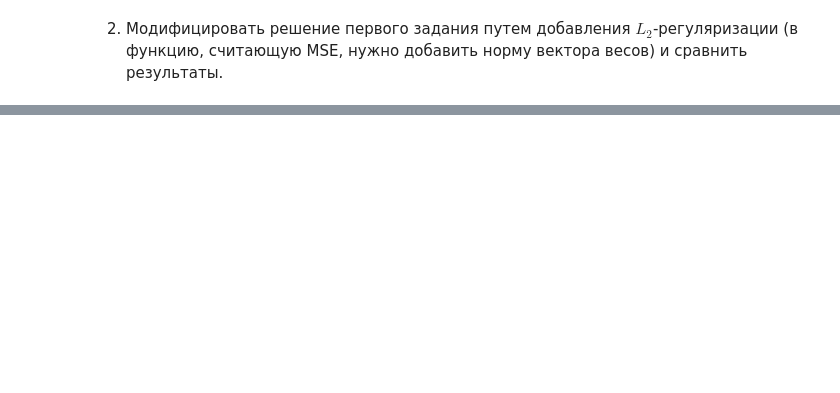
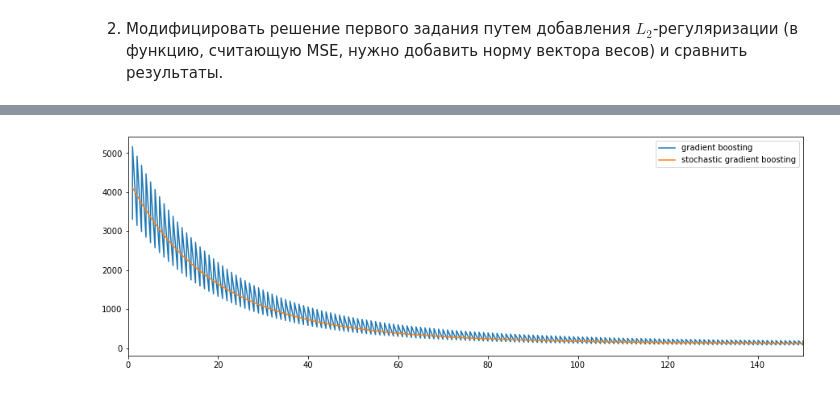
Before and after one commit to Yegor9151/Data_analysis_algorithms, a Jupyter notebook: Lesson 2. Scaling features. L1 and L2 regularization. Stochastic gradient descent/solution.ipynb, the cells around one changed output, grey strips where cells are left out. Saved outputs shown, nothing was run; the diff lists cells and outputs as text; code cells hidden in the pictures; blank space fills up the shorter version.

```diff
--- a/Lesson 2. Scaling features. L1 and L2 regularization. Stochastic gradient descent/solution.ipynb
+++ b/Lesson 2. Scaling features. L1 and L2 regularization. Stochastic gradient descent/solution.ipynb
@@ -128,0 +48,20 @@ __Скорость сходимость__ больше у обычного __г
+# %%
+def gb(X, y, iterations=1e4, alpha=1e-2, lambda_=1e-4):
+
+    X = X.T
+    W = np.random.randn(X.shape[0])
+    n = X.shape[1]
+    errors = []
+
+    for i in range(1, iterations+1):
+        y_pred = np.dot(W, X)
+        err = mse(y, y_pred)
+        W -= (alpha * (1/n * 2 * np.dot((y_pred - y), X.T))+ 2*lambda_*W) # <- L2
+
+        errors.append([i, err])
+
+        if i % (iterations / 10) == 0:
+            print(i, W, err)
+
+    errors = np.array(errors)
+    return errors
@@ -128,0 +99,5 @@ __Скорость сходимость__ больше у обычного __г
+# %%
+iter_ = 1000
+alpha = 1e-2
+# %%
+gb_res = gb(X=data, y=target, iterations=iter_, alpha=alpha, lambda_=1e-4)
@@ -128,0 +125,2 @@ __Скорость сходимость__ больше у обычного __г
+# %%
+sgb_res = sgb(X=data, y=target, iterations=iter_, qty_in_batch=32, alpha=alpha, lambda_=1e-4)
@@ -128,0 +148,12 @@ __Скорость сходимость__ больше у обычного __г
+# %%
+plt.figure(figsize=(15, 5))
+
+plt.plot(sgb_res[:,0], sgb_res[:,1], label='gradient boosting')
+plt.plot(gb_res[:,0], gb_res[:,1], label='stochastic gradient boosting')
+
+plt.legend()
+plt.xlim(0,150)
+
+plt.show()
+# %% [output]
+[figure, added]
```
Also changed, not shown: parts of 21 cells of this notebook.
